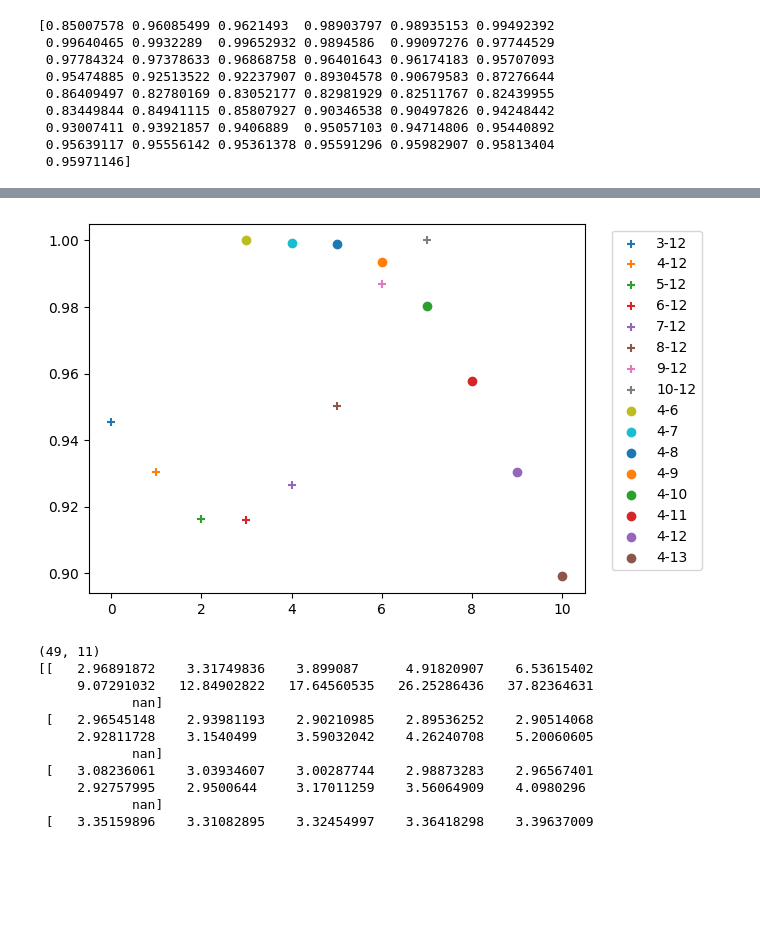
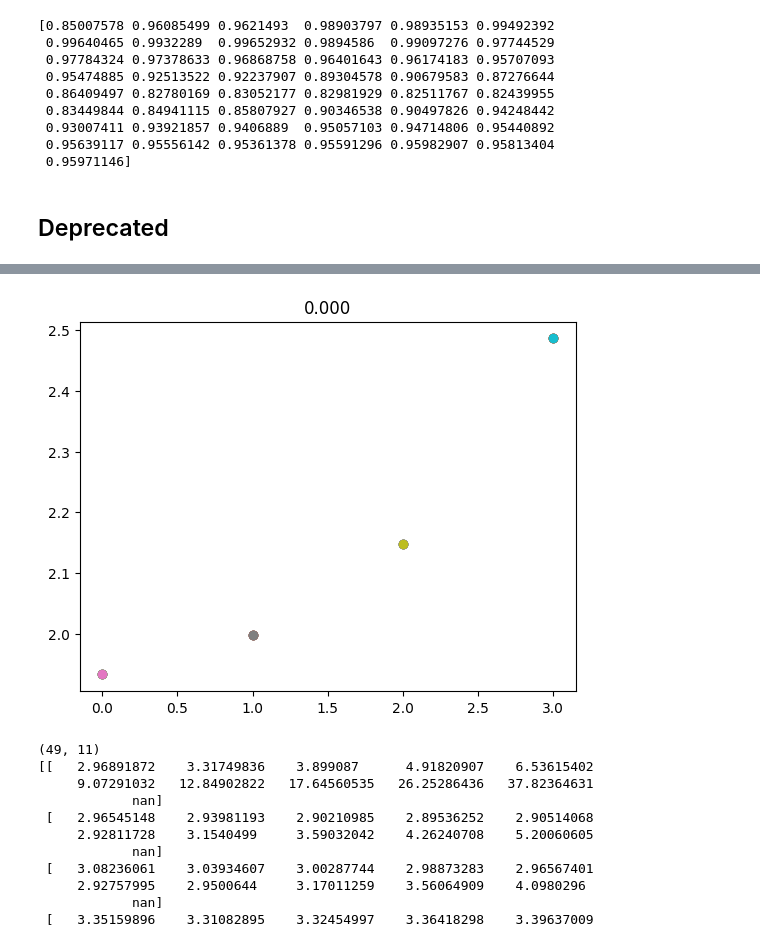
Before and after one commit to Sarkar-shreyas/PX402-RGCC, a Jupyter notebook: test_qshe.ipynb, the cells around one changed output, grey strips where cells are left out. Drawn from its saved outputs; the diff is of its cells as text; code cells hidden in the pictures; blank space fills up the shorter version.

```diff
--- a/test_qshe.ipynb
+++ b/test_qshe.ipynb
@@ -1930,7 +1978,7 @@ print(val_start, val_end)
 savecrossings = False
 showcrossing = False
 crossingstep = 2
-endcrossing = 14
+endcrossing = 15
 crossings = plot_crossings(zdata[:, :, :, 0], gs[::], qgamma, numsteps, crossingstep, endcrossing, val_start, val_end, plotdir, savecrossings, showcrossing)
 # crossings = plot_crossings(gammas, gs, qgamma, numsteps, crossingstep, endcrossing, val_start, val_end, plotdir, savecrossings, showcrossing)
 # %% [output]
@@ -2178,0 +2368,15 @@ Nu at q = 0 is 2.486 and R2 = 0.989
+# %%
+# print(q0errs.shape)
+# print(np.argwhere(q0errs == e))
+# print(q0errs[2, 5])
+plt.figure(figsize=(8, 6))
+for i in range(q0errs.shape[0])[::2]:
+    plt.scatter(actual_k, q0errs[i, :, 0], label=f"Start = {i}", marker="x")
+plt.ylim((-0.1, 1.0))
+plt.xticks(actual_k)
+plt.xlabel("End step")
+plt.ylabel("Regression error")
+plt.title("Regression error of linear fit for q = 0")
+# plt.legend(bbox_to_anchor=(1.1, 1.0))
+plt.legend(loc="upper left")
+plt.show()
@@ -2188,42 +2489,30 @@ print(fitr2s)
  0.93007411 0.93921857 0.9406889  0.95057103 0.94714806 0.95440892
  0.95639117 0.95556142 0.95361378 0.95591296 0.95982907 0.95813404
  0.95971146]
+# %% [markdown]
+## Deprecated
 # %%
-endstep = 9
-for s in range(endstep-1):
-    f = np.polyfit(logsize[s:endstep], logslope[0, s:endstep], 1)
-    slope = f[0]
-    intercept = f[1]
-    nutest = 1/(slope)
-    preds = np.polyval(f, logsize[s:endstep])
-    ymean = np.mean(logslope[0, s:endstep])
-    res = np.sum((logslope[0, s:endstep] - preds)**2)
-    tot = np.sum((logslope[0, s:endstep] - ymean)**2)
-    r = 1 - (res/tot)
-    # nutests[i] = nutest
-    # plt.scatter(s, nutest)
-    plt.scatter(s, r, marker="+", label=f"{s+actual_k[0]}-{endstep+actual_k[0]}")
-    # print(r)
-    print(f"R2 = {r}, Nu = {nutest}, start = {s+actual_k[0]}, end = {endstep+actual_k[0]}")
-    # print(nutest)
-# plt.show()
-startstep = 1
-for e in range(sys_size.size)[startstep+2:]:
-    f = np.polyfit(logsize[startstep:e], logslope[0, startstep:e], 1)
-    slope = f[0]
-    intercept = f[1]
-    nutest = 1/(slope)
-    preds = np.polyval(f, logsize[startstep:e])
-    ymean = np.mean(logslope[0, startstep:e])
-    res = np.sum((logslope[0, startstep:e] - preds)**2)
-    tot = np.sum((logslope[0, startstep:e] - ymean)**2)
-    r = 1 - (res/tot)
-    # nutests[i] = nutest
-    # plt.scatter(e, nutest)
-    plt.scatter(e, r, label=f"{startstep+actual_k[0]}-{e+actual_k[0]}")
-    # print(r)
-    print(f"R2 = {r}, Nu = {nutest}, start = {startstep+actual_k[0]}, end = {e+actual_k[0]}")
-    # print(nutest)
-plt.legend(bbox_to_anchor = (1.25, 1.0))
+endstep = 7
+qview = 0
+for e in range(endstep, endstep+5):
+    for s in range(endstep-3):
+        # f = np.polyfit(logsize[s:endstep], logslope[qview, s:endstep], 1)
+        f = np.polyfit(logsize[s:endstep], logslope[qview, s:endstep], 1)
+        slope = f[0]
+        intercept = f[1]
+        nutest = 1/(slope+1)
+        preds = np.polyval(f, logsize[s:endstep])
+        ymean = np.mean(logslope[qview, s:endstep])
+        res = np.sum((logslope[qview, s:endstep] - preds)**2)
+        tot = np.sum((logslope[qview, s:endstep] - ymean)**2)
+        r = 1 - (res/tot)
+        nutests[i] = nutest
+        plt.scatter(s, nutest)
+        # plt.scatter(s, r, marker="+", label=f"{s+actual_k[0]}-{endstep+actual_k[0]}")
+        # print(r)
+        # print(f"R2 = {r}, Nu = {nutest}, start = {s+actual_k[0]}, end = {endstep+actual_k[0]}")
+        print(nutest, s, e)
+
+plt.title(f"{qgamma[qview]:.3f}")
 plt.show()
 # %% [output]
@@ -2246,4 +2539,4 @@ R2 = 0.8990226351804345, Nu = 2.917113078103571, start = 4, end = 13
-[figure, old version]
+[figure, new version]
 # %%
 nus = np.empty(shape=(qgamma.size, endcrossing-crossingstep-1))
 nuslopes = np.empty(shape=(qgamma.size, endcrossing-crossingstep-1))
```
Also changed, not shown: parts of 40 cells of this notebook.
